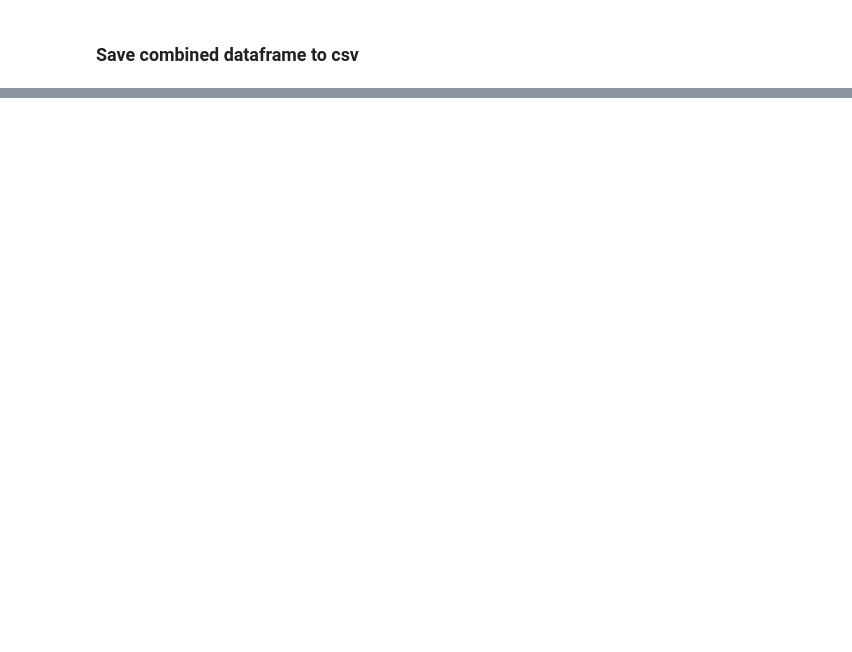
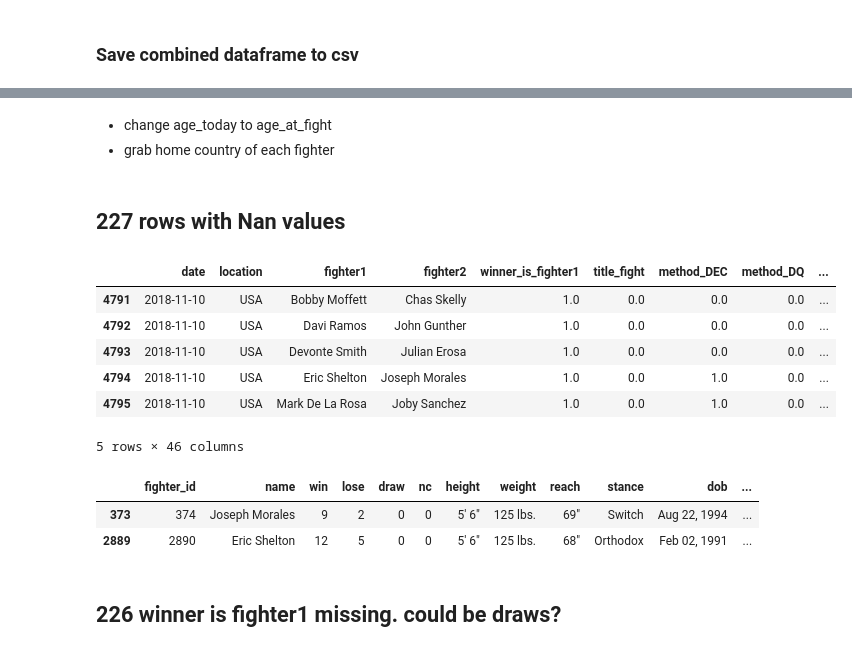
Before and after one commit to AdamBlomfield/machine_learning_ufc_data, a Jupyter notebook: notebooks/cleaning_data.ipynb, the cells around one changed output, grey strips where cells are left out. Cells and saved outputs as stored; diff of their text form; code cells hidden in the pictures; blank space fills up the shorter version.

```diff
--- a/notebooks/cleaning_data.ipynb
+++ b/notebooks/cleaning_data.ipynb
@@ -631,0 +705,3 @@ NameError: name 'data_combined' is not defined
+# %% [markdown]
+- change age_today to age_at_fight
+- grab home country of each fighter
@@ -631,0 +718,13 @@ NameError: name 'data_combined' is not defined
+# %% [markdown]
+## 227 rows with Nan values
+# %%
+temp_df = pd.read_csv('../data/processed/combined')
+temp_df.tail()
+# %% [output]
+|  | date | location | fighter1 | fighter2 | winner_is_fighter1 | title_fight | method_DEC | method_DQ | ... |
+| 4791 | 2018-11-10 | USA | Bobby Moffett | Chas Skelly | 1.0 | 0.0 | 0.0 | 0.0 | ... |
+| 4792 | 2018-11-10 | USA | Davi Ramos | John Gunther | 1.0 | 0.0 | 0.0 | 0.0 | ... |
+| 4793 | 2018-11-10 | USA | Devonte Smith | Julian Erosa | 1.0 | 0.0 | 0.0 | 0.0 | ... |
+| 4794 | 2018-11-10 | USA | Eric Shelton | Joseph Morales | 1.0 | 0.0 | 1.0 | 0.0 | ... |
+| 4795 | 2018-11-10 | USA | Mark De La Rosa | Joby Sanchez | 1.0 | 0.0 | 1.0 | 0.0 | ... |
+5 rows × 46 columns
@@ -631,0 +733,8 @@ NameError: name 'data_combined' is not defined
+# %%
+temp_df[(temp_df.name=='Eric Shelton') | (temp_df.name=='Joseph Morales')]
+# %% [output]
+|  | fighter_id | name | win | lose | draw | nc | height | weight | reach | stance | dob | ... |
+| 373 | 374 | Joseph Morales | 9 | 2 | 0 | 0 | 5' 6" | 125 lbs. | 69" | Switch | Aug 22, 1994 | ... |
+| 2889 | 2890 | Eric Shelton | 12 | 5 | 0 | 0 | 5' 6" | 125 lbs. | 68" | Orthodox | Feb 02, 1991 | ... |
+# %% [markdown]
+## 226 winner is fighter1  missing.  could be draws?
```
Also changed, not shown: parts of 54 cells of this notebook, 4 other files.
